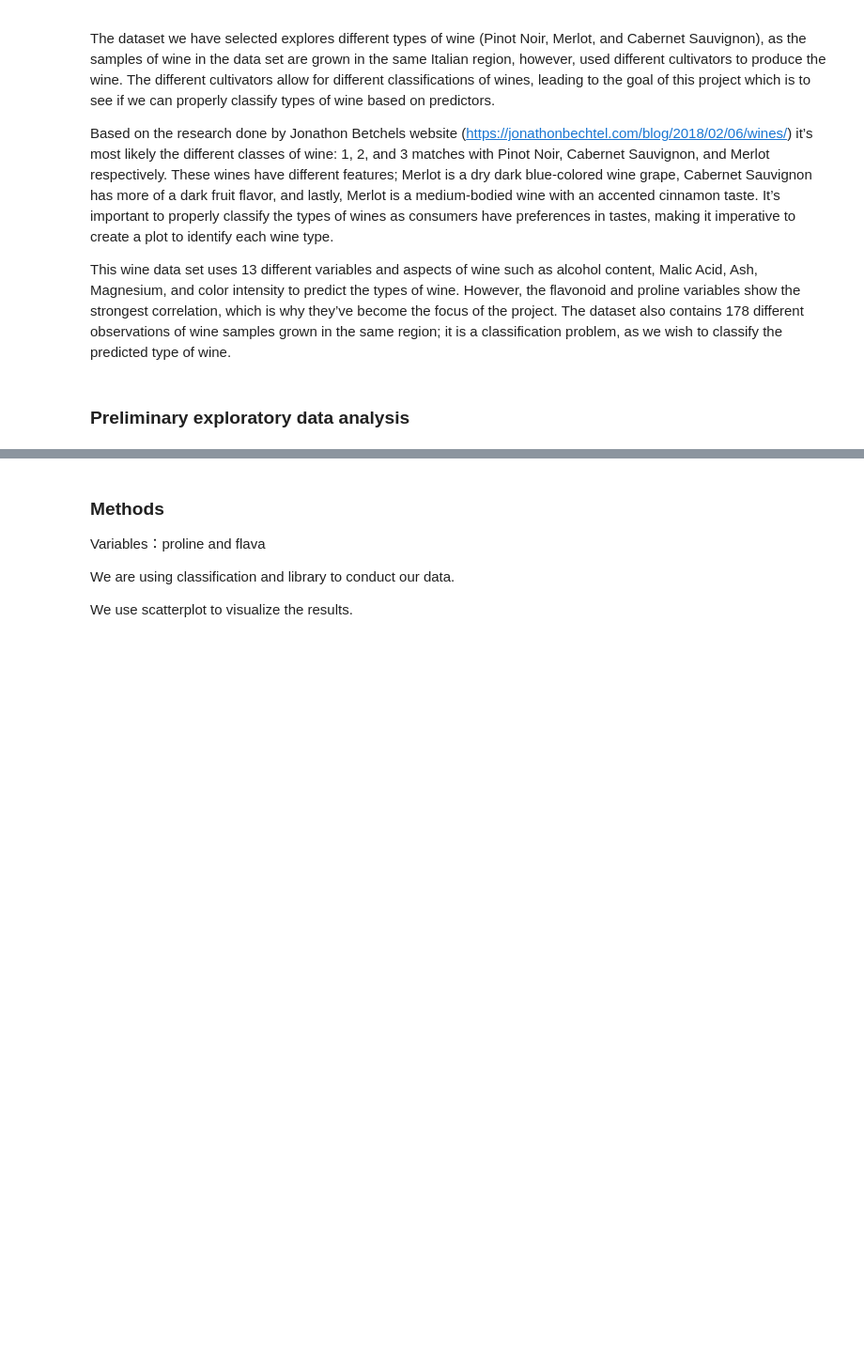
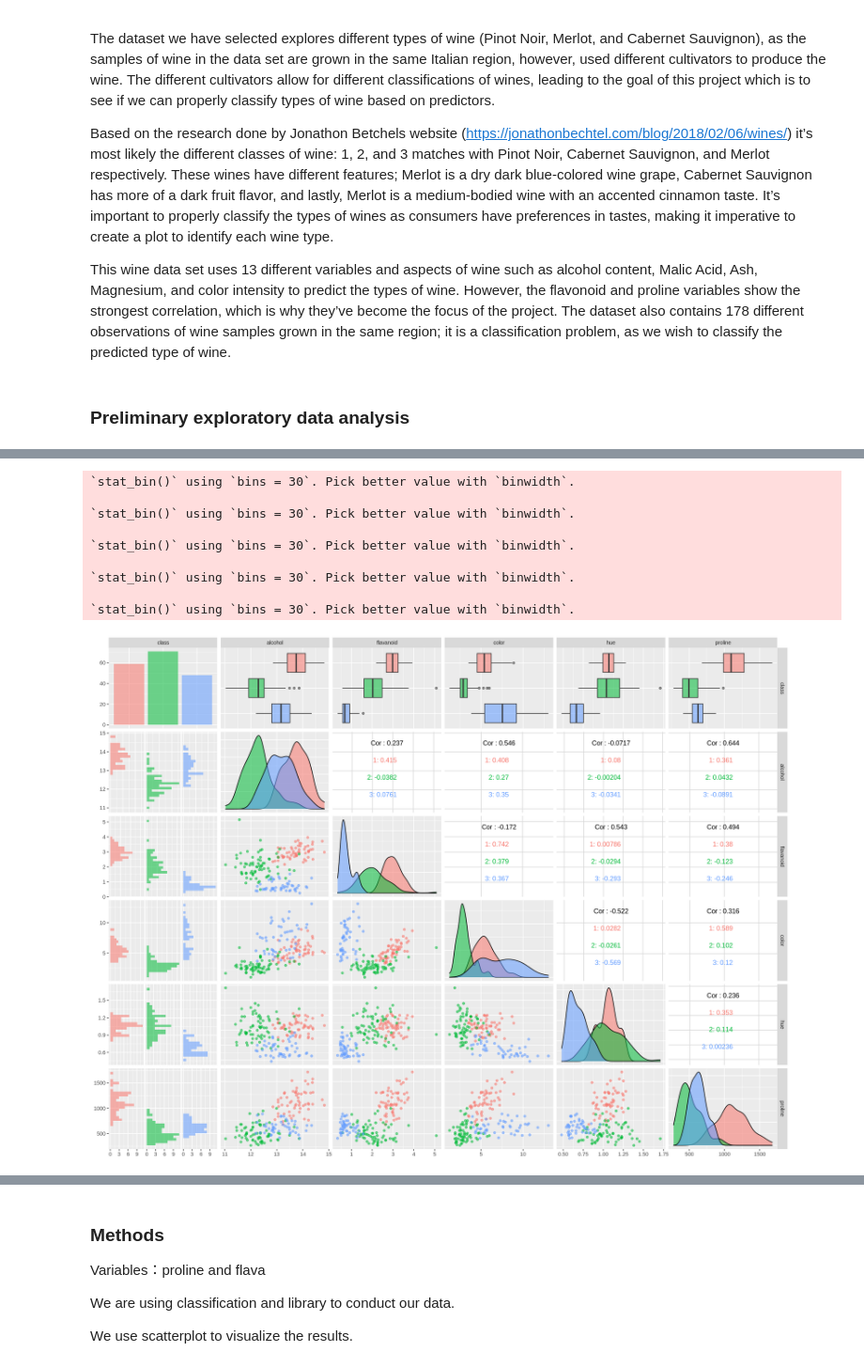
Before and after one commit to Herman-Liao/dsci100groupproject, a Jupyter notebook: Wine Classification.ipynb, the cells around one changed output, grey strips where cells are left out. Shown at 94% size. Saved outputs shown, nothing was run; the diff lists cells and outputs as text; code cells hidden in the pictures; blank space fills up the shorter version.

Commit message:
Added Code
Added Preliminary part:
read, clean & wranggle is finished
summarization is finished but needs further comment
visualization is 70% finished

```diff
--- a/Wine Classification.ipynb
+++ b/Wine Classification.ipynb
@@ -41,4 +33,5 @@ The following object is masked from ‘package:dplyr’:
 # %%
 # Read dataset from the web into R
-wine_data <- read_csv("https://archive.ics.uci.edu/ml/machine-learning-databases/wine/wine.data", col_names = FALSE)
+wine <- read_csv("https://archive.ics.uci.edu/ml/machine-learning-databases/wine/wine.data", col_names = FALSE)
+head(wine)
 # %% [output]
@@ -54,4 +64,7 @@ dbl (14): X1, X2, X3, X4, X5, X6, X7, X8, X9, X10, X11, X12, X13, X14
 # %%
 # Clean and Wrangle
-colnames(wine_data) <- c("class", "al", "acid", "ash", "alcalinity", "mg", "t_phenol", "flava", "non_f_phenol", "pro", "color", "hue", "od280", "proline")
-wine_data <- mutate(wine_data, class = as_factor(class))
+colnames(wine) <- c("class", "alcohol", "acid", "ash", "alcalinity", "mg", "total_phenol",
+                    "flavanoid", "non_f_phenol", "proantho", "color", "hue", "od280/od315", "proline")
+wine <- wine %>%
+        mutate(class = as.factor(class), mg = as.integer(mg), proline = as.integer(proline))
+head(wine)
@@ -57,0 +85,21 @@ wine_data <- mutate(wine_data, class = as_factor(class))
+# %%
+# Summarize
+options(digits = 4)
+total_observations <- nrow(wine)
+total_variables <- ncol(wine)
+total_na <- sum(is.na(wine))
+
+table1 <- data.frame(total_observations, total_variables, total_na)
+
+obs_per_class <- wine %>%
+                 group_by(class) %>%
+                 summarize(count = n(),
+                          percentage = n() / total_observations * 100)
+
+wine_main <- select(wine, class, alcohol, flavanoid, color, hue, proline)
+means_of_var <- wine_main %>%
+                summarize(across(alcohol:proline, mean)) %>%
+                pivot_longer(cols = alcohol:proline,
+                             names_to = "chemical_components",
+                             values_to = "mean") %>%
+                arrange(mean)
@@ -58 +138,15 @@ wine_data <- mutate(wine_data, class = as_factor(class))
+# %%
+# Visualization
+ggpairs(wine_main, aes(color = class, alpha = 0.5))
+# %% [output]
+`stat_bin()` using `bins = 30`. Pick better value with `binwidth`.
+
+`stat_bin()` using `bins = 30`. Pick better value with `binwidth`.
+
+`stat_bin()` using `bins = 30`. Pick better value with `binwidth`.
+
+`stat_bin()` using `bins = 30`. Pick better value with `binwidth`.
+
+`stat_bin()` using `bins = 30`. Pick better value with `binwidth`.
+[figure, added]
 # %%
```
Also changed, not shown: parts of 15 cells of this notebook.
